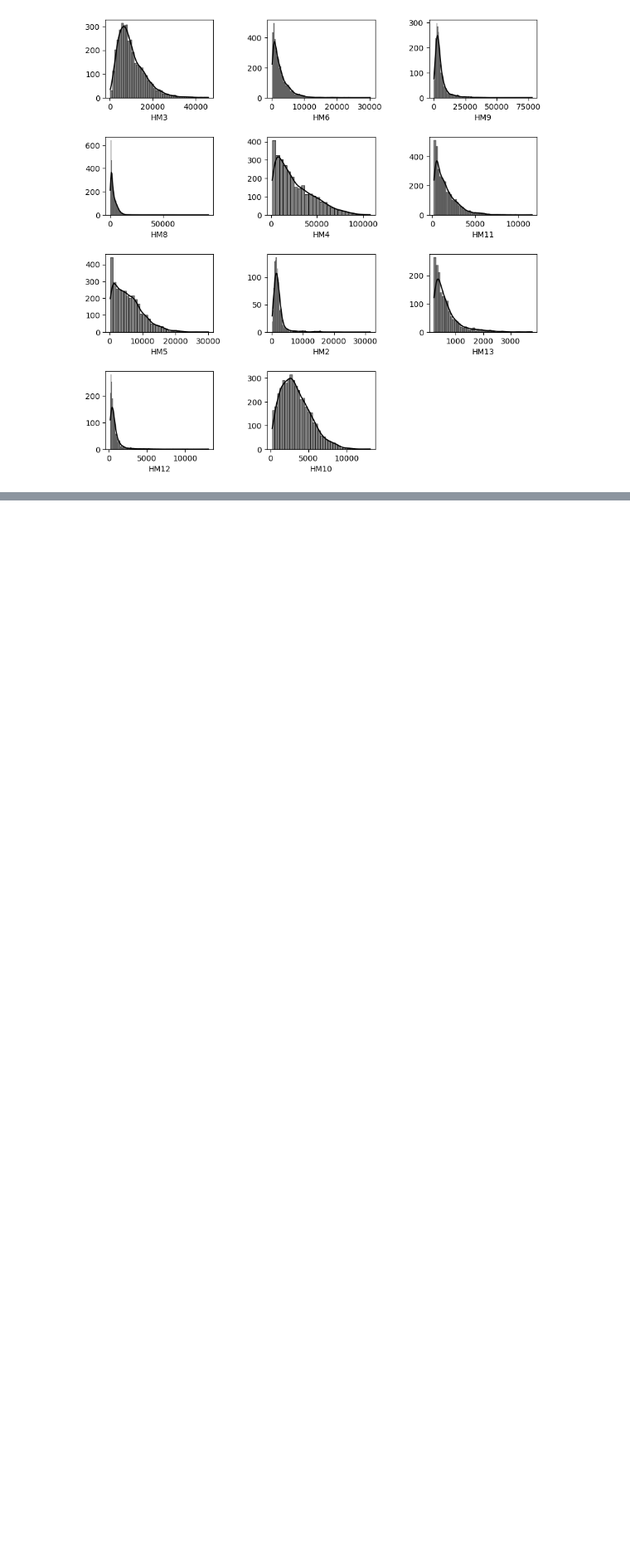
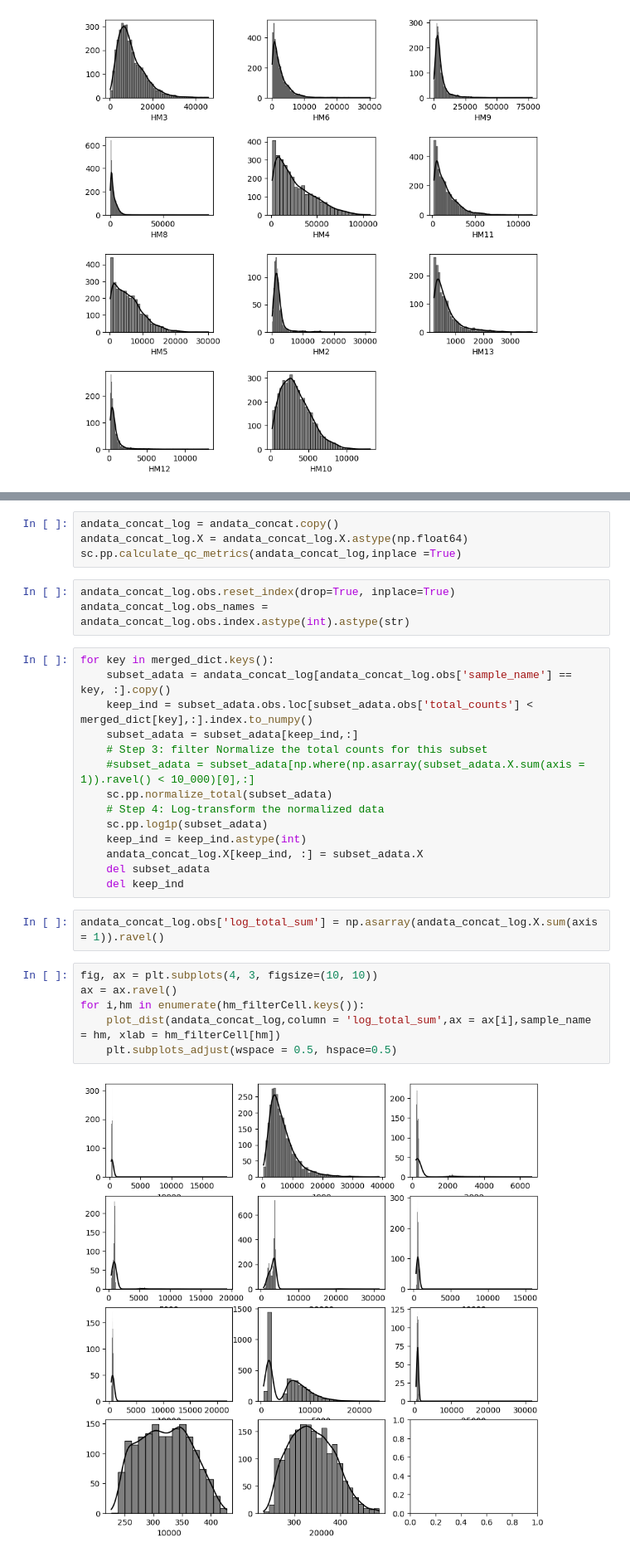
Before and after one commit to gkanfer/SpatialOmicsToolkit, a Jupyter notebook: Untitled.ipynb, the cells around one changed output, grey strips where cells are left out. Shown at 83% size. Drawn from its saved outputs; the diff is of its cells as text; blank space fills up the shorter version.

Commit message:
processing pancrace data

```diff
--- a/Untitled.ipynb
+++ b/Untitled.ipynb
@@ -268,0 +275,31 @@ plt.subplots_adjust(wspace = 0.5, hspace=0.5)
+# %%
+andata_concat_log = andata_concat.copy()
+andata_concat_log.X = andata_concat_log.X.astype(np.float64)
+sc.pp.calculate_qc_metrics(andata_concat_log,inplace =True)
+# %%
+andata_concat_log.obs.reset_index(drop=True, inplace=True)
+andata_concat_log.obs_names = andata_concat_log.obs.index.astype(int).astype(str)
+# %%
+for key in merged_dict.keys():
+    subset_adata = andata_concat_log[andata_concat_log.obs['sample_name'] == key, :].copy()
+    keep_ind = subset_adata.obs.loc[subset_adata.obs['total_counts'] < merged_dict[key],:].index.to_numpy()
+    subset_adata = subset_adata[keep_ind,:]
+    # Step 3: filter Normalize the total counts for this subset
+    #subset_adata = subset_adata[np.where(np.asarray(subset_adata.X.sum(axis = 1)).ravel() < 10_000)[0],:]
+    sc.pp.normalize_total(subset_adata)
+    # Step 4: Log-transform the normalized data
+    sc.pp.log1p(subset_adata)
+    keep_ind = keep_ind.astype(int)
+    andata_concat_log.X[keep_ind, :] = subset_adata.X
+    del subset_adata
+    del keep_ind
+# %%
+andata_concat_log.obs['log_total_sum'] = np.asarray(andata_concat_log.X.sum(axis = 1)).ravel()
+# %%
+fig, ax = plt.subplots(4, 3, figsize=(10, 10))
+ax = ax.ravel()
+for i,hm in enumerate(hm_filterCell.keys()):
+    plot_dist(andata_concat_log,column = 'log_total_sum',ax = ax[i],sample_name = hm, xlab = hm_filterCell[hm])
+    plt.subplots_adjust(wspace = 0.5, hspace=0.5)
+# %% [output]
+[figure, added]
```
Also changed, not shown: parts of 21 cells of this notebook.
